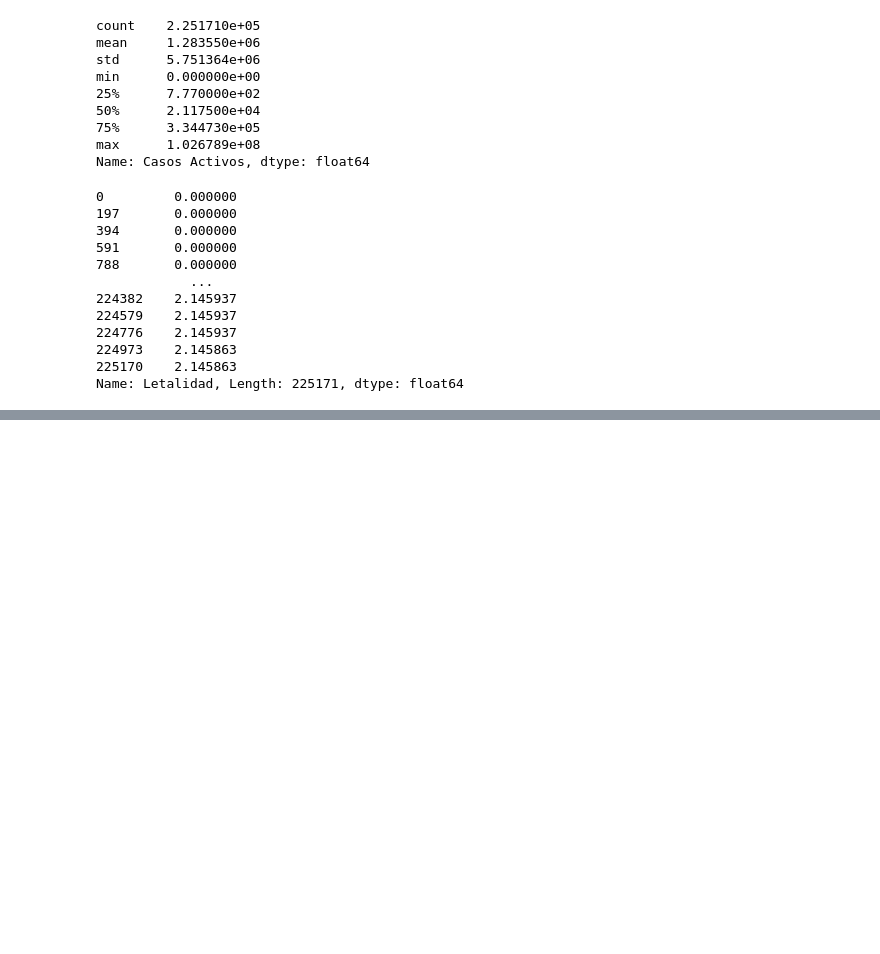
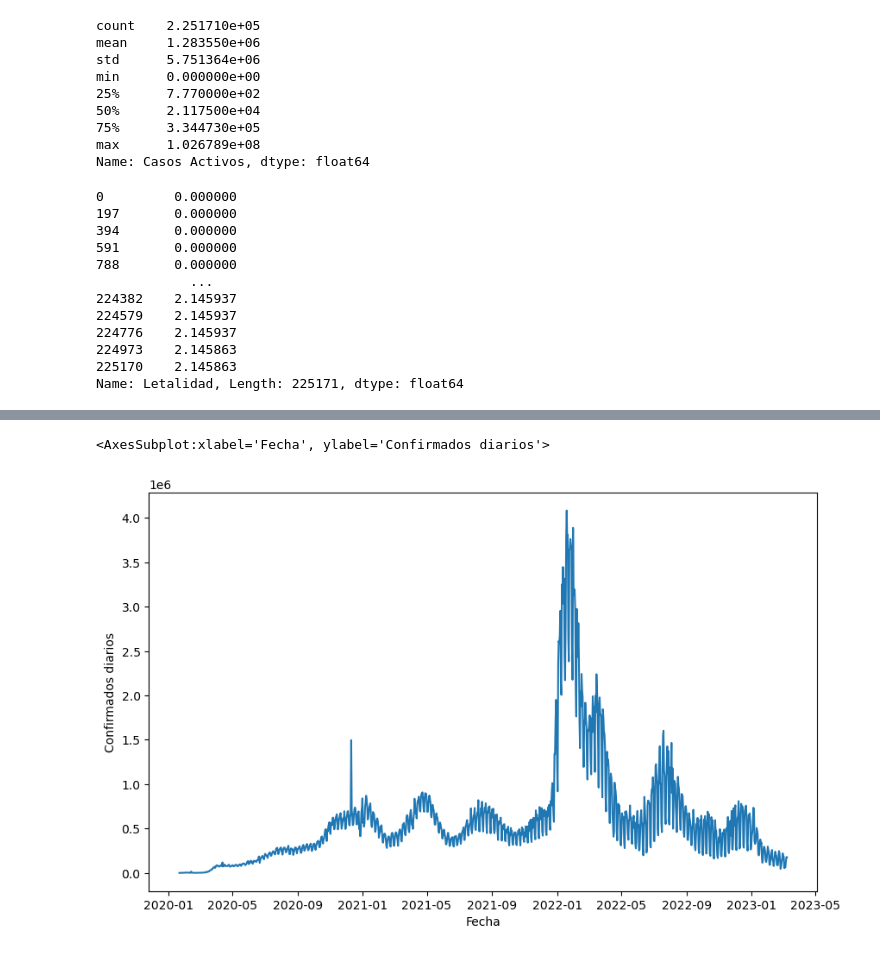
Before and after one commit to cpizarrov/proyecto_final, a Jupyter notebook: 03_Nuevasvariables_y_Limpiezaprofunda.ipynb, the cells around one changed output, grey strips where cells are left out. Saved outputs shown, nothing was run; the diff lists cells and outputs as text; code cells hidden in the pictures; blank space fills up the shorter version.

```diff
--- a/03_Nuevasvariables_y_Limpiezaprofunda.ipynb
+++ b/03_Nuevasvariables_y_Limpiezaprofunda.ipynb
@@ -256,0 +259,3 @@ Name: Letalidad, Length: 225171, dtype: float64
+# %%
+casos_globales = df.groupby('Fecha')[['Confirmados diarios', 'Muertes diarias', 'Recuperados diarios']].sum().reset_index()
+casos_globales
@@ -256,0 +276,6 @@ Name: Letalidad, Length: 225171, dtype: float64
+# %%
+plt.figure(figsize=(10, 6))
+sns.lineplot(data=casos_globales, x='Fecha', y='Confirmados diarios', linestyle='-')
+# %% [output]
+<AxesSubplot:xlabel='Fecha', ylabel='Confirmados diarios'>
+[figure, added]
```
Also changed, not shown: parts of 16 cells of this notebook.
